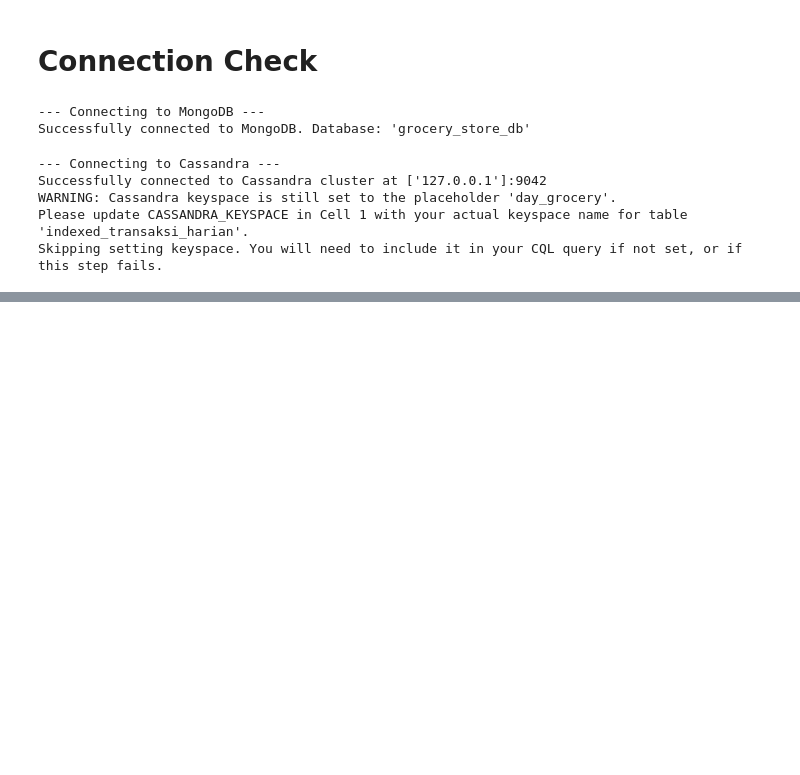
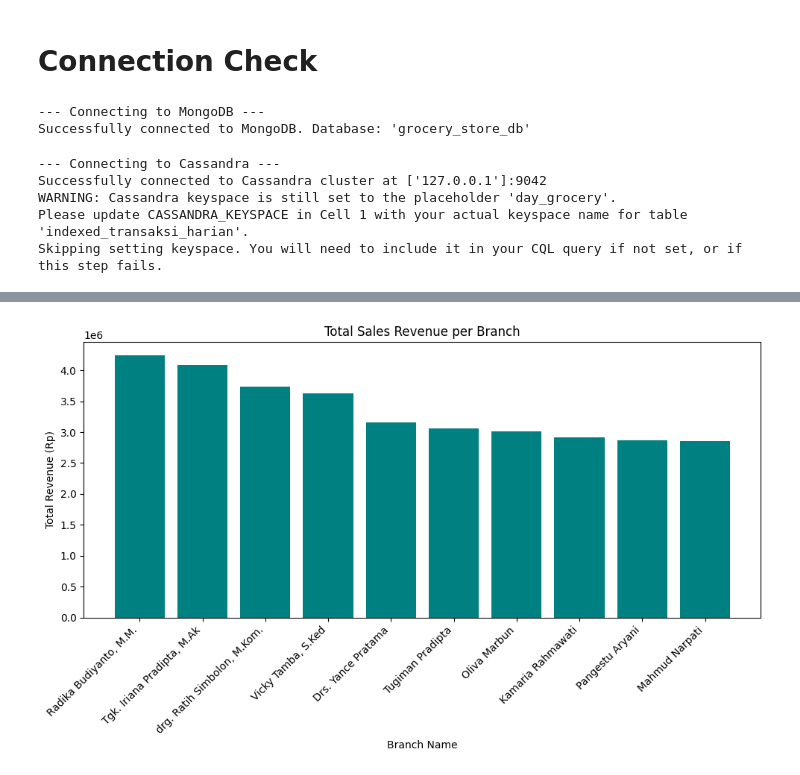
Before and after one commit to yaffawijaya/grocery-monandra, a Jupyter notebook: notebooks/03-aggregation.ipynb, the cells around one changed output, grey strips where cells are left out. Cells and saved outputs as stored; diff of their text form; code cells hidden in the pictures; blank space fills up the shorter version.

```diff
--- a/notebooks/03-aggregation.ipynb
+++ b/notebooks/03-aggregation.ipynb
@@ -84,0 +304,8 @@ Skipping setting keyspace. You will need to include it in your CQL query if not
+# %%
+employee_sales_on_branch = df_transaksi_harian.groupby(['id_karyawan', 'id_cabang'])['total_transaksi'].sum().reset_index()
+employee_sales_on_branch.rename(columns={'total_transaksi': 'total_employee_revenue'}, inplace=True)
+employee_sales_on_branch_sorted = employee_sales_on_branch.sort_values(by='total_employee_revenue', ascending=False)
+
+
+LENGTH = 10
+print(employee_sales_on_branch_sorted.head(LENGTH))
@@ -84,0 +324,19 @@ Skipping setting keyspace. You will need to include it in your CQL query if not
+# %%
+# merge with df_karyawan to get employee details and branch details
+employee_details = pd.merge(
+    employee_sales_on_branch_sorted,
+    df_karyawan[['id_karyawan', 'nama_karyawan', 'jabatan']],
+    on='id_karyawan',
+    how='left'
+)
+
+final_details = pd.merge(
+    employee_details,
+    df_cabang[['id_cabang', 'nama_cabang', 'lokasi']],
+    on='id_cabang',
+    how='left'
+)
+employee_sales_details = final_details
+employee_sales_details
+
+employee_details
@@ -84,0 +362,5 @@ Skipping setting keyspace. You will need to include it in your CQL query if not
+# %%
+JABATAN = 'Kasir'
+# Filter for employees with the specified job title
+filtered_employees = employee_sales_details[employee_sales_details['jabatan'] == JABATAN].head(LENGTH)
+filtered_employees
@@ -84,0 +379,11 @@ Skipping setting keyspace. You will need to include it in your CQL query if not
+# %%
+plt.figure(figsize=(10, 6))
+plt.bar(filtered_employees['nama_karyawan'], filtered_employees['total_employee_revenue'], color='teal')
+plt.title('Total Sales Revenue per Branch')
+plt.xlabel('Branch Name')
+plt.ylabel('Total Revenue (Rp)')
+plt.xticks(rotation=45, ha="right")
+plt.tight_layout()
+plt.show()
+# %% [output]
+[figure, added]
```
Also changed, not shown: parts of 32 cells of this notebook.
